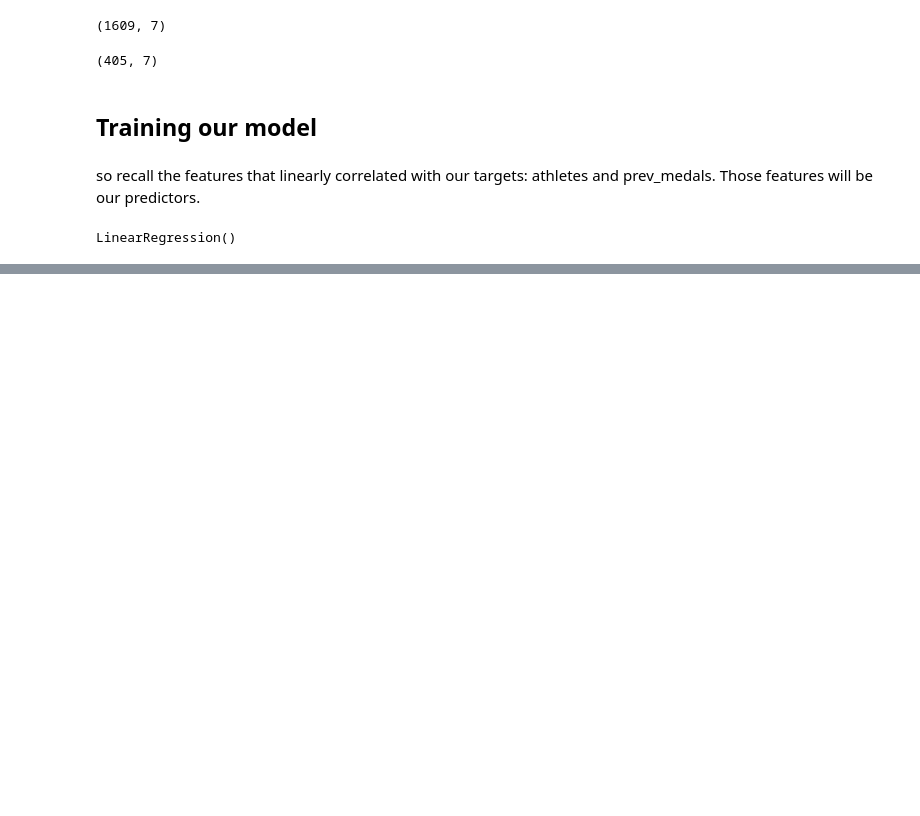
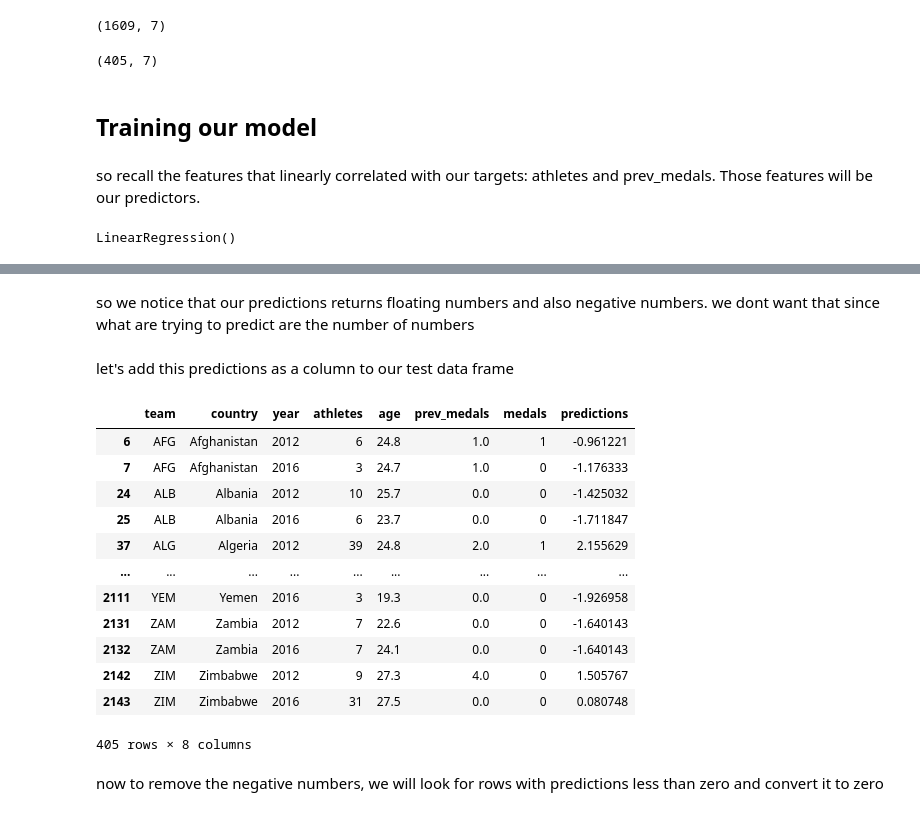
Before and after one commit to Omagbs/machine-learning-labs, a Jupyter notebook: Olympic Medal Prediction/Untitled.ipynb, the cells around one changed output, grey strips where cells are left out. Drawn from its saved outputs; the diff is of its cells as text; code cells hidden in the pictures; blank space fills up the shorter version.

```diff
--- a/Olympic Medal Prediction/Untitled.ipynb
+++ b/Olympic Medal Prediction/Untitled.ipynb
@@ -197,0 +200,2 @@ LinearRegression()
+# %%
+predictions = lm.predict(test[predictors])
@@ -197,0 +222,24 @@ LinearRegression()
+# %% [markdown]
+so we notice that our predictions returns floating numbers and also negative numbers. we dont want that since what are trying to predict are the number of numbers
+# %% [markdown]
+let's add this predictions as a column to our test data frame
+# %%
+test["predictions"] = predictions
+# %%
+test
+# %% [output]
+|  | team | country | year | athletes | age | prev_medals | medals | predictions |
+| 6 | AFG | Afghanistan | 2012 | 6 | 24.8 | 1.0 | 1 | -0.961221 |
+| 7 | AFG | Afghanistan | 2016 | 3 | 24.7 | 1.0 | 0 | -1.176333 |
+| 24 | ALB | Albania | 2012 | 10 | 25.7 | 0.0 | 0 | -1.425032 |
+| 25 | ALB | Albania | 2016 | 6 | 23.7 | 0.0 | 0 | -1.711847 |
+| 37 | ALG | Algeria | 2012 | 39 | 24.8 | 2.0 | 1 | 2.155629 |
+| ... | ... | ... | ... | ... | ... | ... | ... | ... |
+| 2111 | YEM | Yemen | 2016 | 3 | 19.3 | 0.0 | 0 | -1.926958 |
+| 2131 | ZAM | Zambia | 2012 | 7 | 22.6 | 0.0 | 0 | -1.640143 |
+| 2132 | ZAM | Zambia | 2016 | 7 | 24.1 | 0.0 | 0 | -1.640143 |
+| 2142 | ZIM | Zimbabwe | 2012 | 9 | 27.3 | 4.0 | 0 | 1.505767 |
+| 2143 | ZIM | Zimbabwe | 2016 | 31 | 27.5 | 0.0 | 0 | 0.080748 |
+405 rows × 8 columns
+# %% [markdown]
+now to remove the negative numbers, we will look for rows with predictions less than zero and convert it to zero
```
Also changed, not shown: parts of 3 cells of this notebook.
